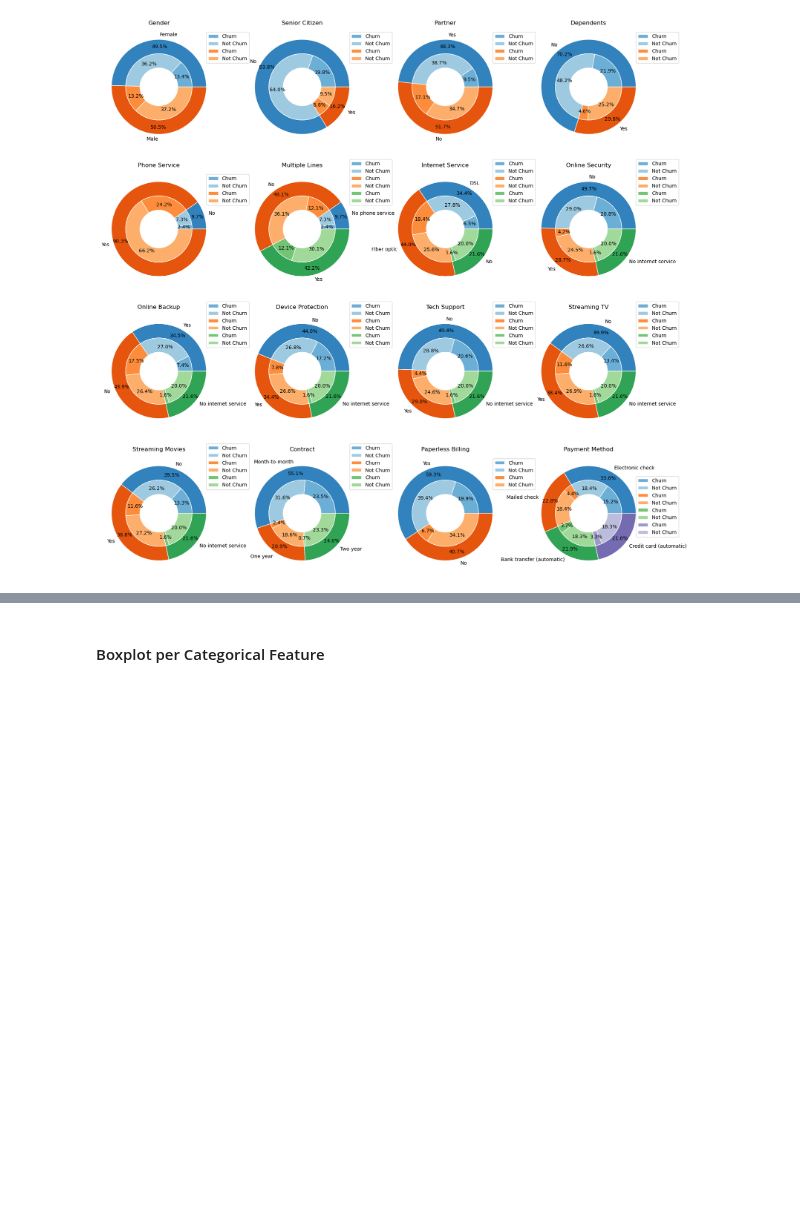
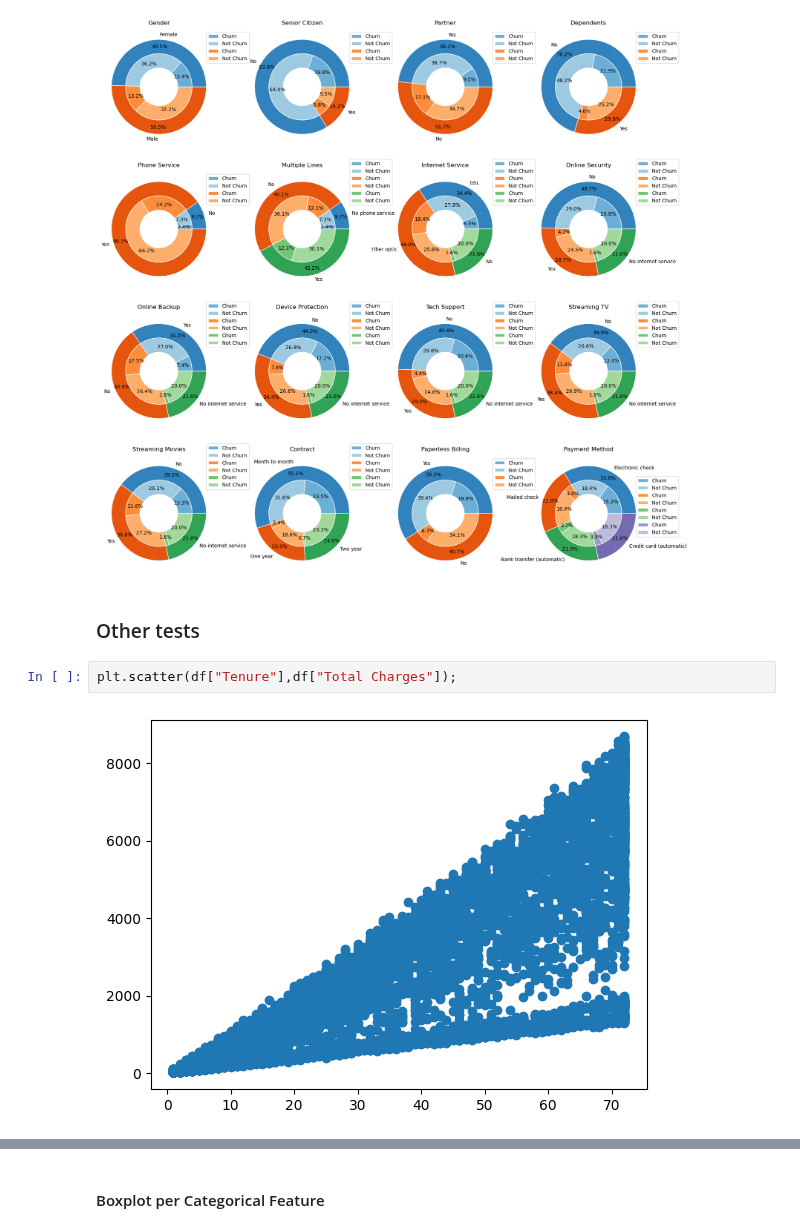
Before and after one commit to CassiaNascimento/Customer_Churn_Prediction, a Jupyter notebook: notebooks/EDA.ipynb, the cells around one changed output, grey strips where cells are left out. Saved outputs shown, nothing was run; the diff lists cells and outputs as text; blank space fills up the shorter version.

```diff
--- a/notebooks/EDA.ipynb
+++ b/notebooks/EDA.ipynb
@@ -473,3 +395,9 @@ axs[3,3].set_axis_off()
 plt.show()
 # %% [output]
 [figure]
+# %% [markdown]
+### Other tests
+# %%
+plt.scatter(df["Tenure"],df["Total Charges"]);
+# %% [output]
+[figure, added]
```
Also changed, not shown: parts of 102 cells of this notebook, 1 other file.
